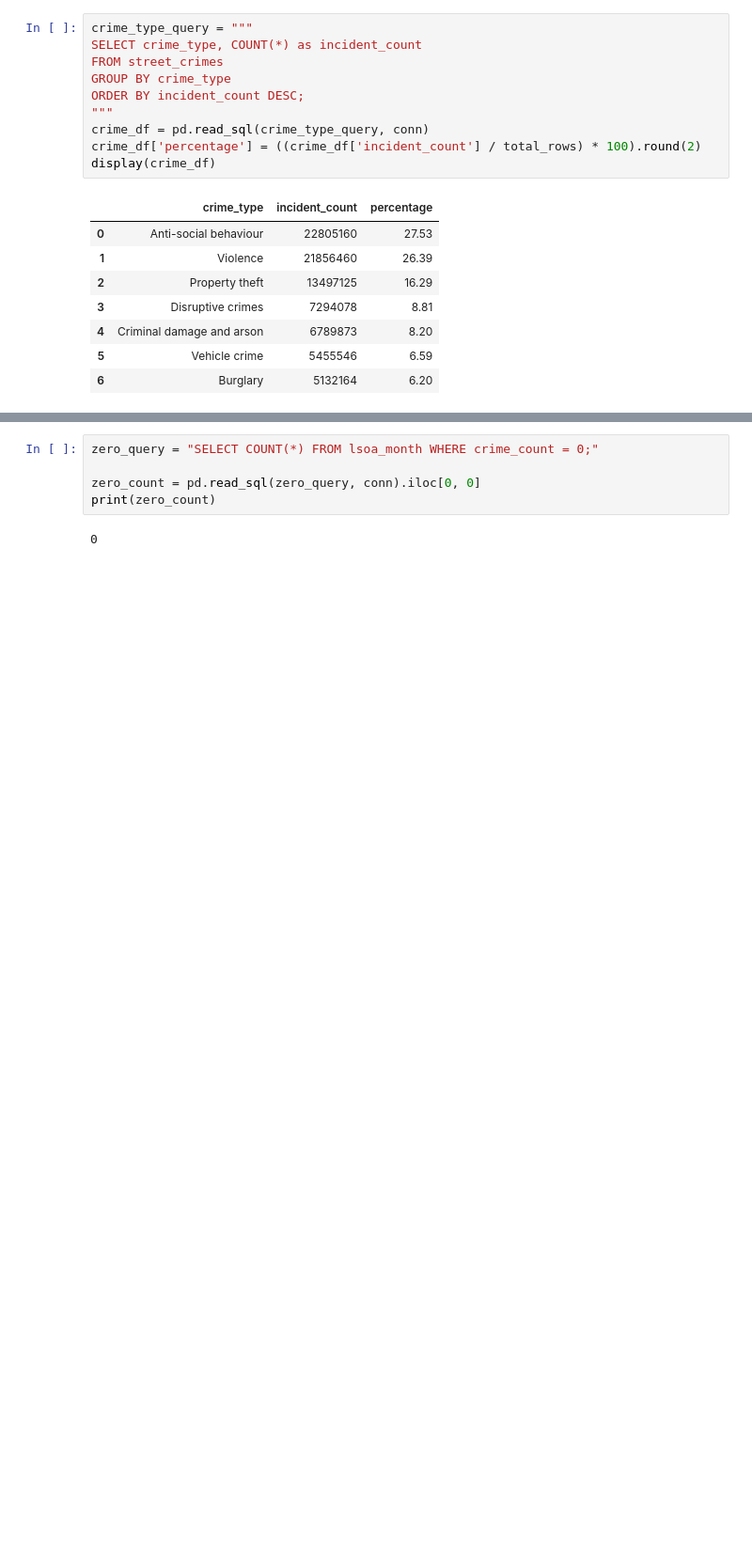
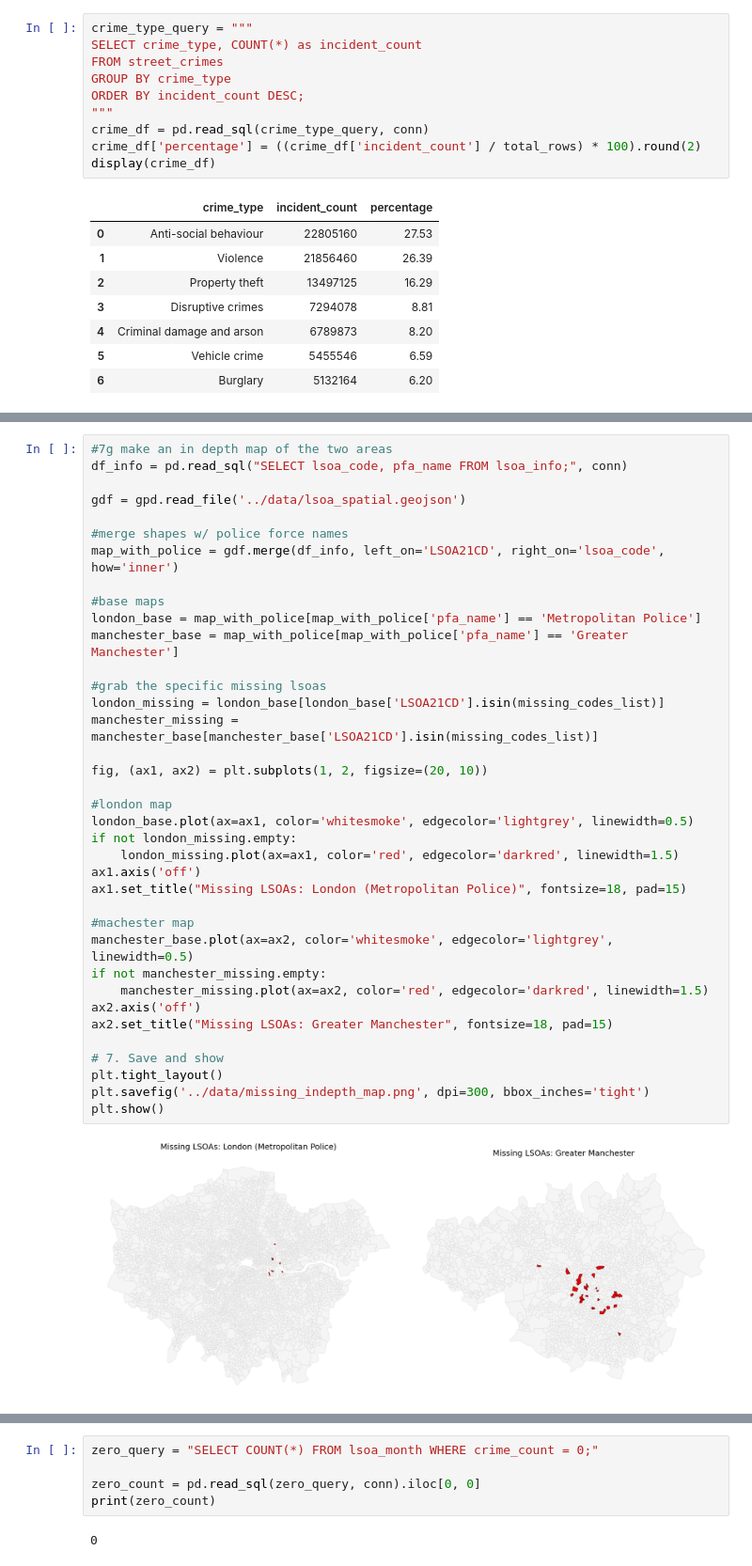
Before and after one commit to catherinekasia/G8-4CBLW020, a Jupyter notebook: data_pipeline/02_clean_database.ipynb, the cells around one changed output, grey strips where cells are left out. Shown at 94% size. Drawn from its saved outputs; the diff is of its cells as text; blank space fills up the shorter version.

```diff
--- a/data_pipeline/02_clean_database.ipynb
+++ b/data_pipeline/02_clean_database.ipynb
@@ -442 +685,40 @@ display(crime_df)
+# %%
+#7g make an in depth map of the two areas
+df_info = pd.read_sql("SELECT lsoa_code, pfa_name FROM lsoa_info;", conn)
+
+gdf = gpd.read_file('../data/lsoa_spatial.geojson')
+
+#merge shapes w/ police force names
+map_with_police = gdf.merge(df_info, left_on='LSOA21CD', right_on='lsoa_code', how='inner')
+
+#base maps
+london_base = map_with_police[map_with_police['pfa_name'] == 'Metropolitan Police']
+manchester_base = map_with_police[map_with_police['pfa_name'] == 'Greater Manchester']
+
+#grab the specific missing lsoas
+london_missing = london_base[london_base['LSOA21CD'].isin(missing_codes_list)]
+manchester_missing = manchester_base[manchester_base['LSOA21CD'].isin(missing_codes_list)]
+
+fig, (ax1, ax2) = plt.subplots(1, 2, figsize=(20, 10))
+
+#london map
+london_base.plot(ax=ax1, color='whitesmoke', edgecolor='lightgrey', linewidth=0.5)
+if not london_missing.empty:
+    london_missing.plot(ax=ax1, color='red', edgecolor='darkred', linewidth=1.5)
+ax1.axis('off')
+ax1.set_title("Missing LSOAs: London (Metropolitan Police)", fontsize=18, pad=15)
+
+#machester map
+manchester_base.plot(ax=ax2, color='whitesmoke', edgecolor='lightgrey', linewidth=0.5)
+if not manchester_missing.empty:
+    manchester_missing.plot(ax=ax2, color='red', edgecolor='darkred', linewidth=1.5)
+ax2.axis('off')
+ax2.set_title("Missing LSOAs: Greater Manchester", fontsize=18, pad=15)
+
+# 7. Save and show
+plt.tight_layout()
+plt.savefig('../data/missing_indepth_map.png', dpi=300, bbox_inches='tight')
+plt.show()
+# %% [output]
+[figure, added]
 # %%
```
Also changed, not shown: parts of 8 cells of this notebook.
